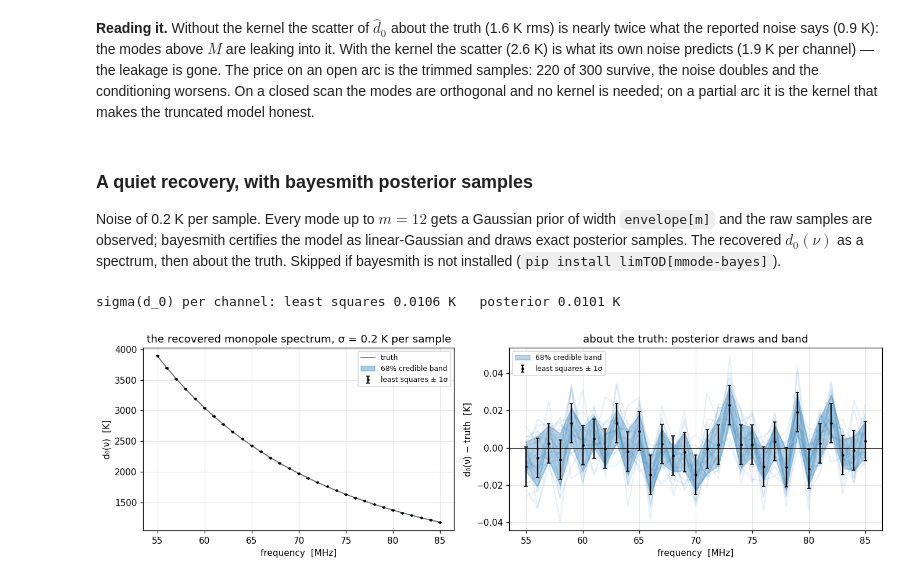
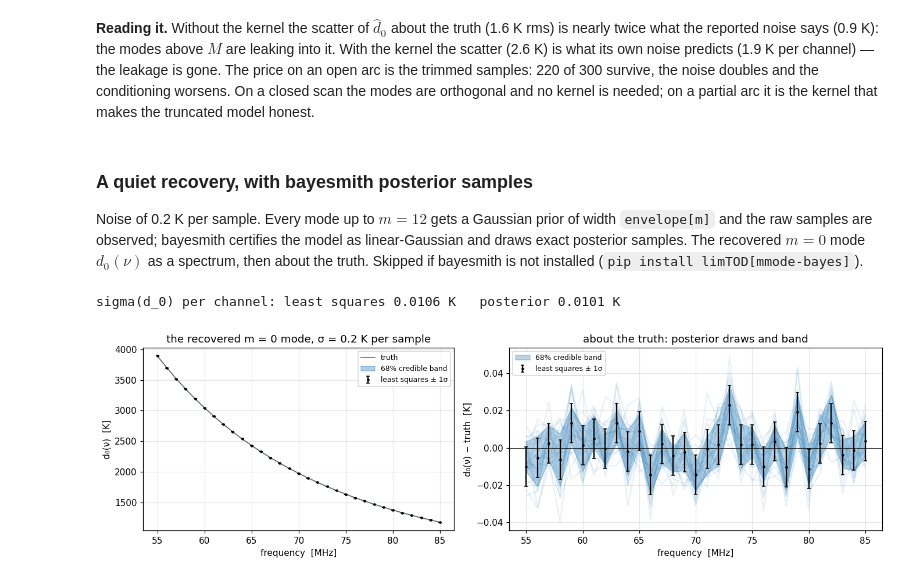
Before and after one commit to zzhang0123/limTOD, a Jupyter notebook: examples/mmode_drift_scan.ipynb, the cells around one changed output. Saved outputs shown, nothing was run; the diff lists cells and outputs as text; code cells hidden in the pictures.

```diff
--- a/examples/mmode_drift_scan.ipynb
+++ b/examples/mmode_drift_scan.ipynb
@@ -245,33 +314,33 @@ no kernel is needed; on a partial arc it is the kernel that makes the truncated
 
 Noise of 0.2 K per sample. Every mode up to $m=12$ gets a Gaussian prior of width `envelope[m]` and the raw samples
 are observed; bayesmith certifies the model as linear-Gaussian and draws exact posterior samples. The recovered
-$d_0(\nu)$ as a spectrum, then about the truth. Skipped if bayesmith is not installed (`pip install limTOD[mmode-bayes]`).
+$m=0$ mode $d_0(\nu)$ as a spectrum, then about the truth. Skipped if bayesmith is not installed (`pip install limTOD[mmode-bayes]`).
 # %%
 try:
     from limTOD.mmode.bayes import posterior_samples
     M_B = 12
     SIGMA_FINAL = 0.2
     tod_final = tod_sky + np.random.default_rng(3).normal(0, SIGMA_FINAL, tod_sky.shape)
     env = 2 * np.abs(d_true[:, :M_B + 1]).max(axis=0) + 1e-3
     post = posterior_samples(tod_final, window, mmax=M_B, envelope=env, sigma=SIGMA_FINAL, n_draws=30, seed=2)
     lo, hi = post.d0_interval(0.68)
     ls = mmode.solve(tod_final, window, m_trunc=M_B, sigma=SIGMA_FINAL)
     print(f"sigma(d_0) per channel: least squares {ls.std_d0()[0]:.4f} K   posterior {post.std[:, 0].mean():.4f} K")
 
     fig, axes = plt.subplots(1, 2, figsize=(12.5, 3.8), gridspec_kw={"width_ratios": [1, 1.2]})
     axes[0].plot(FREQS, d_true[:, 0].real, "-", color="0.4", lw=1, label="truth")
     axes[0].fill_between(FREQS, lo, hi, color="C0", alpha=0.35, label="68% credible band")
     axes[0].errorbar(FREQS, ls.d0, yerr=ls.std_d0(), fmt="k.", ms=4, capsize=2, label="least squares ± 1σ")
-    axes[0].set(xlabel="frequency  [MHz]", ylabel="d₀(ν)  [K]", title=f"the recovered monopole spectrum, σ = {SIGMA_FINAL} K per sample"); axes[0].legend(fontsize=8)
+    axes[0].set(xlabel="frequency  [MHz]", ylabel="d₀(ν)  [K]", title=f"the recovered m = 0 mode, σ = {SIGMA_FINAL} K per sample"); axes[0].legend(fontsize=8)
     for s in post.samples[:, :, 0].real:
         axes[1].plot(FREQS, s - d_true[:, 0].real, "-", color="C0", alpha=0.1)
     axes[1].fill_between(FREQS, lo - d_true[:, 0].real, hi - d_true[:, 0].real, color="C0", alpha=0.3, label="68% credible band")
     axes[1].errorbar(FREQS, ls.d0 - d_true[:, 0].real, yerr=ls.std_d0(), fmt="k.", ms=4, capsize=2, label="least squares ± 1σ")
     axes[1].axhline(0, color="k", lw=0.6)
     axes[1].set(xlabel="frequency  [MHz]", ylabel="d₀(ν) − truth  [K]", title="about the truth: posterior draws and band"); axes[1].legend(fontsize=8)
     plt.tight_layout()
 except ImportError as exc:
     print(exc)
 # %% [output]
 sigma(d_0) per channel: least squares 0.0106 K   posterior 0.0101 K
-[figure, old version]
+[figure, new version]
```
Also changed, not shown: parts of 8 cells of this notebook.
